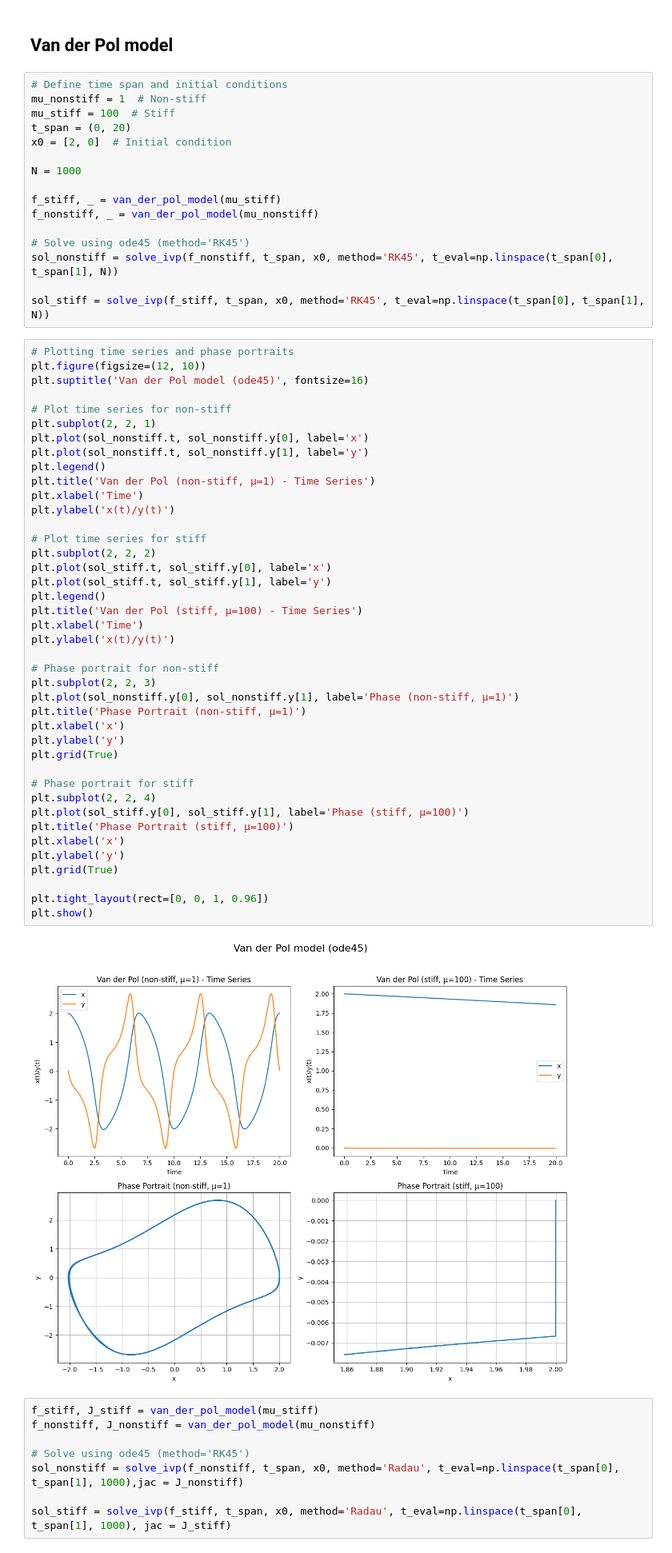
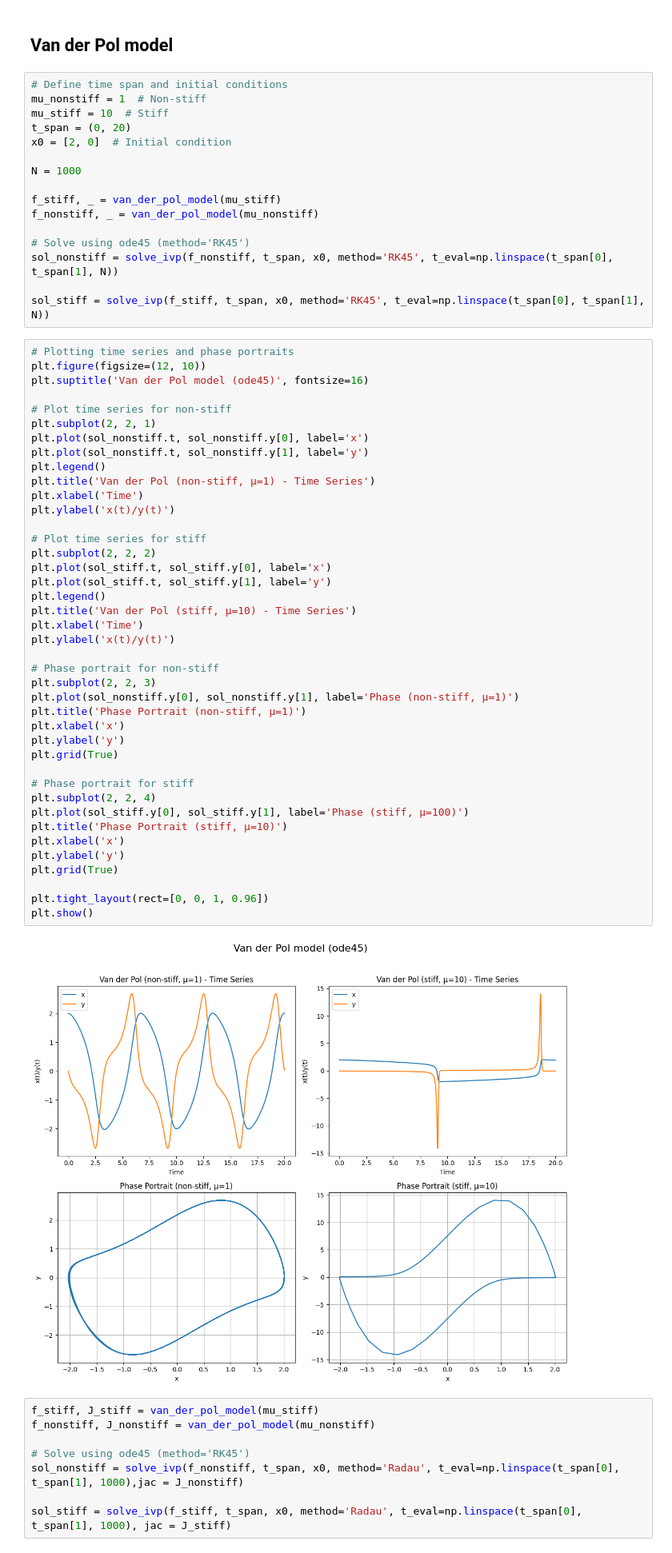
Before and after one commit to EuanCortes/02686-Project, a Jupyter notebook: TestProblemsSimulations.ipynb, the cells around one changed output. Shown at 80% size. Saved outputs shown, nothing was run; the diff lists cells and outputs as text.

Commit message:
plot function again

```diff
--- a/TestProblemsSimulations.ipynb
+++ b/TestProblemsSimulations.ipynb
@@ -74,7 +74,7 @@ plt.show()
 # %%
 # Define time span and initial conditions
 mu_nonstiff = 1  # Non-stiff
-mu_stiff = 100  # Stiff
+mu_stiff = 10  # Stiff
 t_span = (0, 20)
 x0 = [2, 0]  # Initial condition
 
@@ -100,36 +100,36 @@ plt.legend()
 plt.title('Van der Pol (non-stiff, μ=1) - Time Series')
 plt.xlabel('Time')
 plt.ylabel('x(t)/y(t)')
 
 # Plot time series for stiff
 plt.subplot(2, 2, 2)
 plt.plot(sol_stiff.t, sol_stiff.y[0], label='x')
 plt.plot(sol_stiff.t, sol_stiff.y[1], label='y')
 plt.legend()
-plt.title('Van der Pol (stiff, μ=100) - Time Series')
+plt.title('Van der Pol (stiff, μ=10) - Time Series')
 plt.xlabel('Time')
 plt.ylabel('x(t)/y(t)')
 
 # Phase portrait for non-stiff
 plt.subplot(2, 2, 3)
 plt.plot(sol_nonstiff.y[0], sol_nonstiff.y[1], label='Phase (non-stiff, μ=1)')
 plt.title('Phase Portrait (non-stiff, μ=1)')
 plt.xlabel('x')
 plt.ylabel('y')
 plt.grid(True)
 
 # Phase portrait for stiff
 plt.subplot(2, 2, 4)
 plt.plot(sol_stiff.y[0], sol_stiff.y[1], label='Phase (stiff, μ=100)')
-plt.title('Phase Portrait (stiff, μ=100)')
+plt.title('Phase Portrait (stiff, μ=10)')
 plt.xlabel('x')
 plt.ylabel('y')
 plt.grid(True)
 
 plt.tight_layout(rect=[0, 0, 1, 0.96])
 plt.show()
 # %% [output]
-[figure, old version]
+[figure, new version]
 # %%
 f_stiff, J_stiff = van_der_pol_model(mu_stiff)
 f_nonstiff, J_nonstiff = van_der_pol_model(mu_nonstiff)
```
Also changed, not shown: parts of 1 cell of this notebook, 1 other file.
